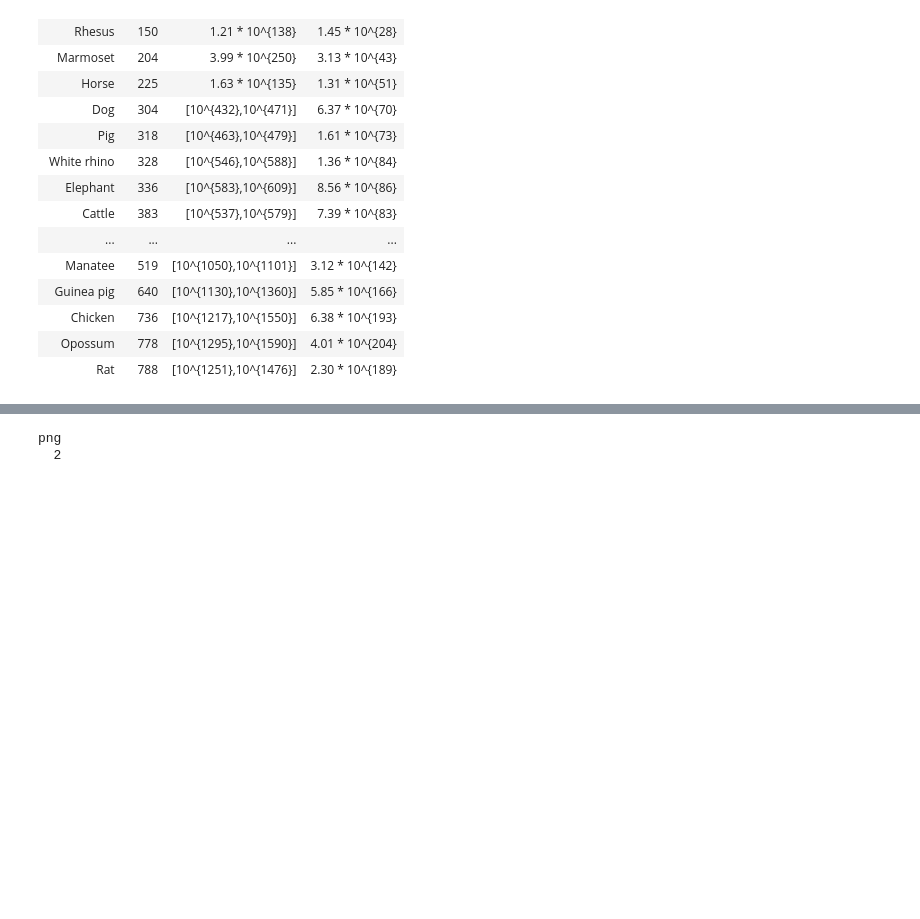
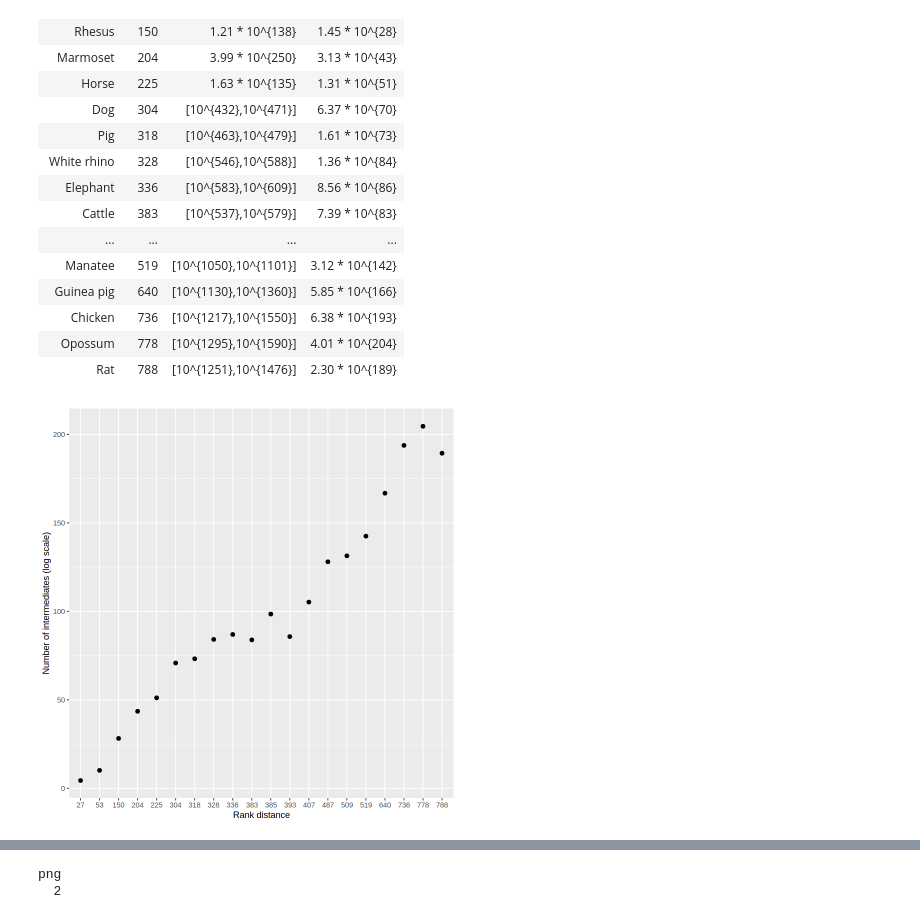
Before and after one commit to meidanis-lab/rank-count, a Jupyter notebook: code/Table_1.ipynb, the cells around one changed output, grey strips where cells are left out. Saved outputs shown, nothing was run; the diff lists cells and outputs as text; code cells hidden in the pictures; blank space fills up the shorter version.

Commit message:
updated plots: scenarios and intermediates in y-axis and rank distance in x-axis

```diff
--- a/code/Table_1.ipynb
+++ b/code/Table_1.ipynb
@@ -54,3 +54,11 @@ data$scen_max <- as.numeric(gsub("\\[.+,(\\d+)]", "\\1", data$Scenarios))
 # %%
 # sort Genomes by rank distance
 data$Genome <- factor(data$Genome, levels = data[order(data$d), "Genome"])
+# %%
+p1 <- ggplot(data, aes(x = as.factor(d), y = Intermediates)) +
+    geom_point(size = 2) +
+    labs(x = "Rank distance",
+         y = "Number of intermediates (log scale)")
+p1
+# %% [output]
+[figure, added]
```
Also changed, not shown: parts of 5 cells of this notebook.
